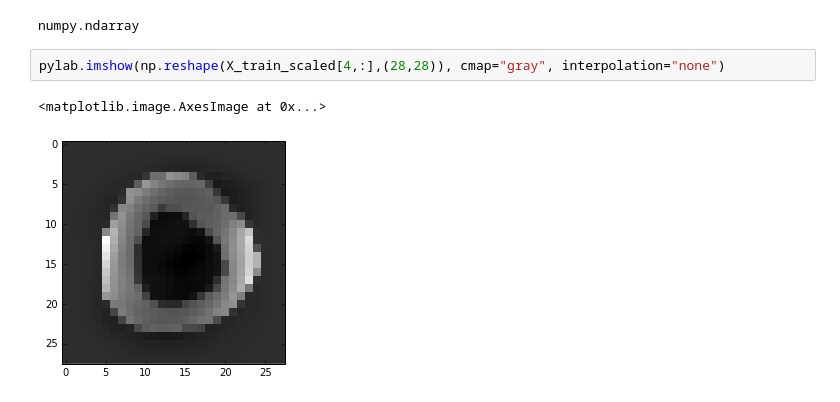
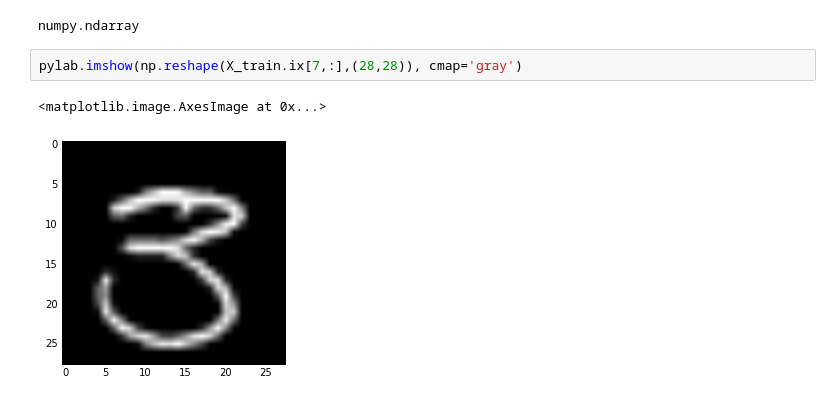
Before and after one commit to mrbazzik/mnist, a Jupyter notebook: Classifying a digit (MNIST).ipynb, the cells around one changed output. Saved outputs shown, nothing was run; the diff lists cells and outputs as text.

```diff
--- a/Classifying a digit (MNIST).ipynb
+++ b/Classifying a digit (MNIST).ipynb
@@ -57,7 +57,7 @@ type(X_train_scaled)
 # %% [output]
 numpy.ndarray
 # %%
-pylab.imshow(np.reshape(X_train_scaled[4,:],(28,28)), cmap="gray", interpolation="none")
+pylab.imshow(np.reshape(X_train.ix[7,:],(28,28)), cmap='gray')
 # %% [output]
 <matplotlib.image.AxesImage at 0x...>
-[figure, old version]
+[figure, new version]
```
Also changed, not shown: parts of 5 cells of this notebook.
